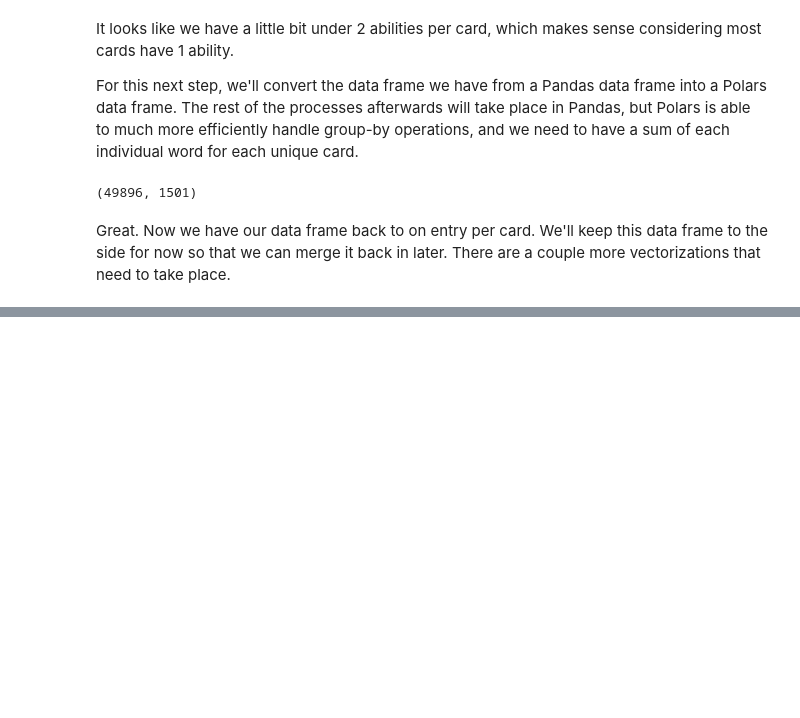
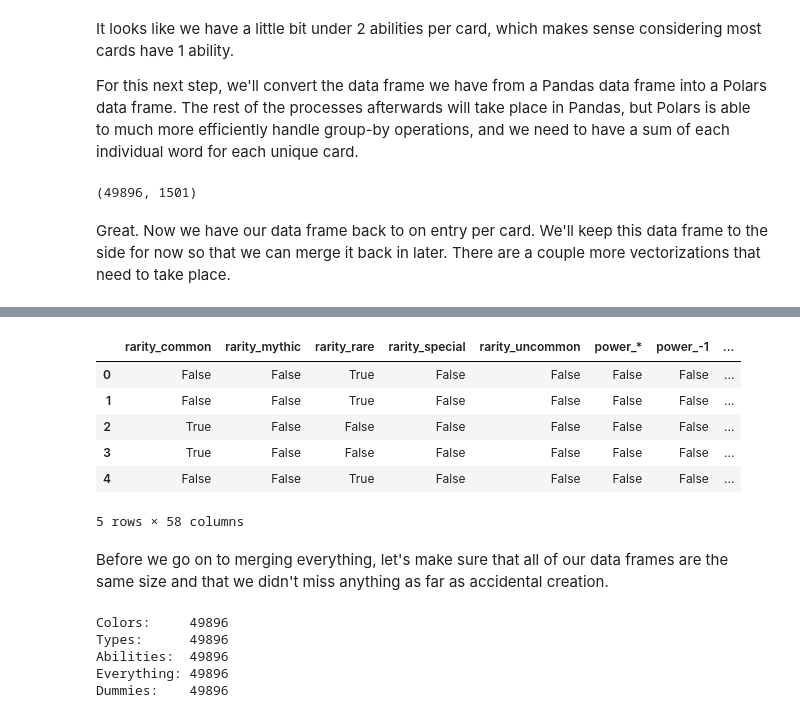
Before and after one commit to ParkedHampster/Spell-Trends, a Jupyter notebook: 2_Modeling.ipynb, the cells around one changed output, grey strips where cells are left out. Cells and saved outputs as stored; diff of their text form; code cells hidden in the pictures; blank space fills up the shorter version.

```diff
--- a/2_Modeling.ipynb
+++ b/2_Modeling.ipynb
@@ -323,0 +409,24 @@ more vectorizations that need to take place.
+# %%
+display(train[['color_identity']].head())
+
+train['str_color_identity'] = \
+    train['color_identity'].map(
+        lambda x: ' '.join(x)
+        )
+
+display(train[['str_color_identity']].head())
+
+color_match = CountVectorizer(
+    token_pattern=r"[wubrg]"
+)
+color_id_df = pd.DataFrame.sparse.from_spmatrix(
+    color_match.fit_transform(train['str_color_identity'])
+)
+
+# we don't have to save this vocabulary because there
+# are only 5 possible options for color in Magic
+color_id_df.columns = sorted(color_match.vocabulary_)
+color_id_df['c'] = color_id_df.T.apply(lambda x: 1 if sum(x)==0 else 0)
+color_id_df['id'] = train['id']
+
+display(color_id_df.head())
@@ -323,0 +475,42 @@ more vectorizations that need to take place.
+# %%
+dummies = pd.get_dummies(
+    train[['rarity','power','toughness','loyalty']]
+    )
+dummies['id'] = train['id']
+dummies.head()
+# %% [output]
+|  | rarity_common | rarity_mythic | rarity_rare | rarity_special | rarity_uncommon | power_* | power_-1 | ... |
+| 0 | False | False | True | False | False | False | False | ... |
+| 1 | False | False | True | False | False | False | False | ... |
+| 2 | True | False | False | False | False | False | False | ... |
+| 3 | True | False | False | False | False | False | False | ... |
+| 4 | False | False | True | False | False | False | False | ... |
+5 rows × 58 columns
+# %% [markdown]
+Before we go on to merging everything, let's make sure
+that all of our data frames are the same size and that
+we didn't miss anything as far as accidental creation.
+# %%
+print(
+f"""Colors:     {
+    color_id_df.shape[0]
+}
+Types:      {
+    type_df.shape[0]
+}
+Abilities:  {
+    agged_vec.shape[0]
+}
+Everything: {
+    train.shape[0]
+}
+Dummies:    {
+    dummies.shape[0]
+}"""
+)
+# %% [output]
+Colors:     49896
+Types:      49896
+Abilities:  49896
+Everything: 49896
+Dummies:    49896
```
Also changed, not shown: parts of 18 cells of this notebook.
